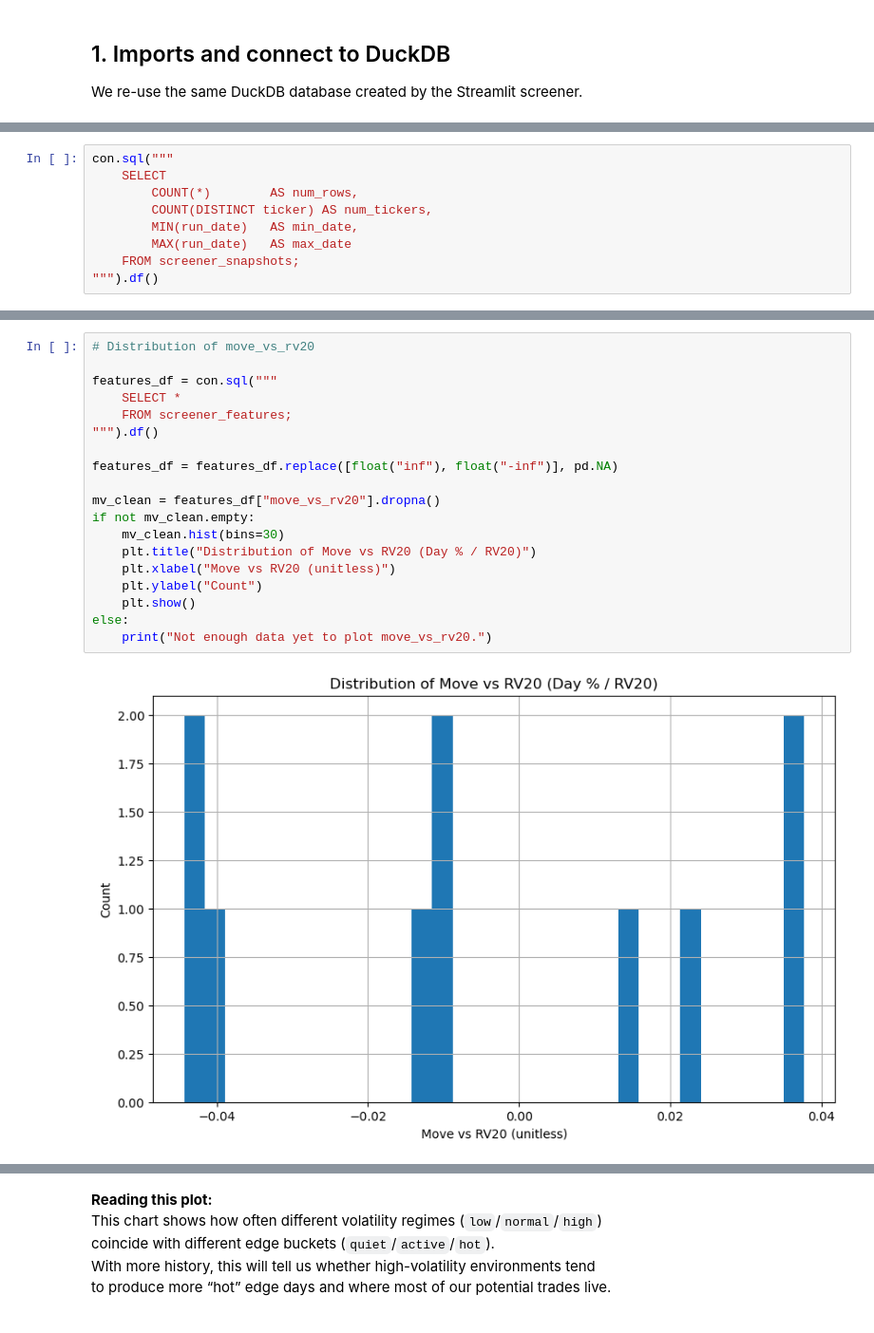
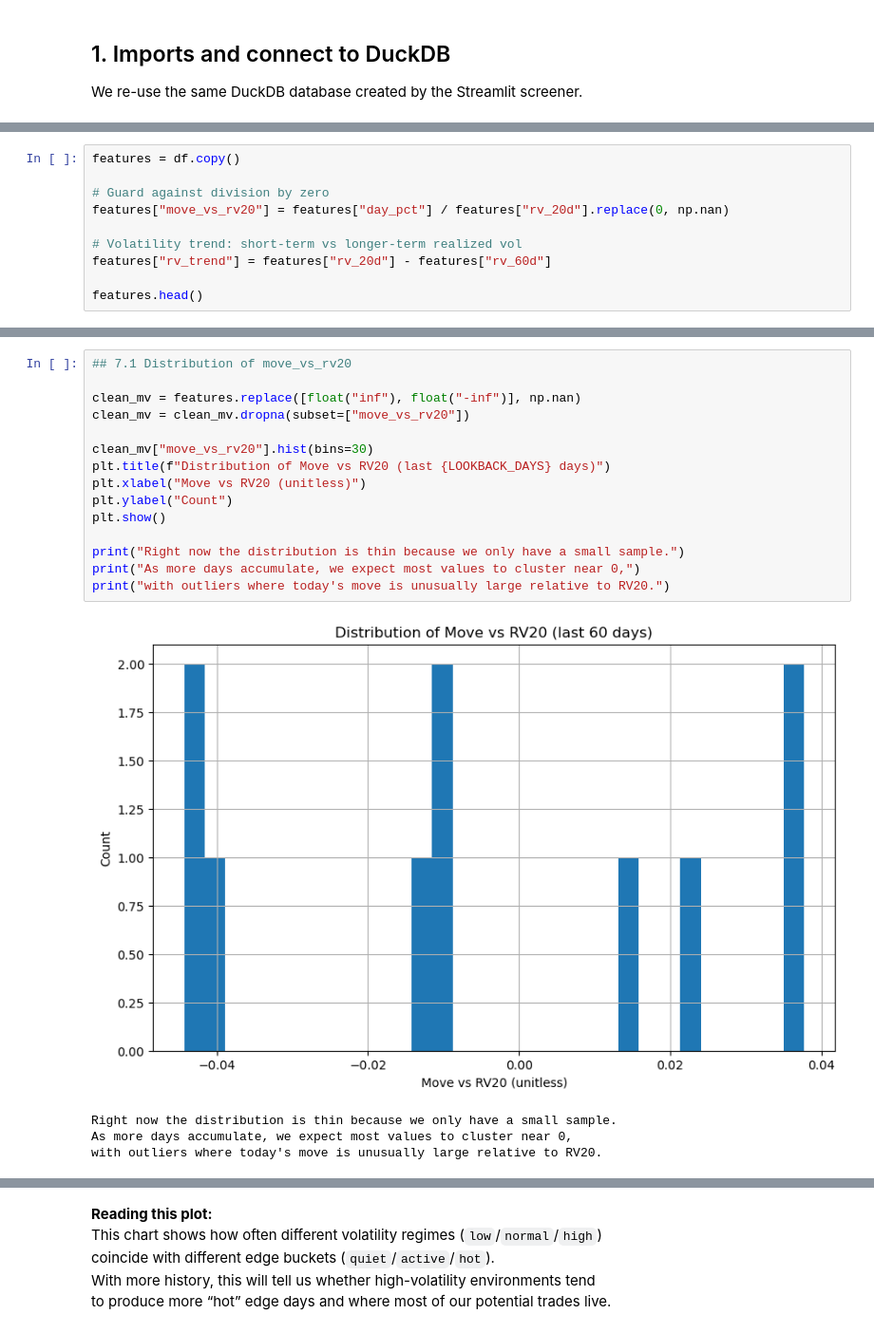
Before and after one commit to btheard3/volatility-alpha-engine, a Jupyter notebook: notebooks/02_feature_engineering_signals.ipynb, the cells around one changed output, grey strips where cells are left out. Shown at 95% size. Drawn from its saved outputs; the diff is of its cells as text.

```diff
--- a/notebooks/02_feature_engineering_signals.ipynb
+++ b/notebooks/02_feature_engineering_signals.ipynb
@@ -84,10 +136,11 @@ raw_sample
 # %%
-con.sql("""
-    SELECT
-        COUNT(*)        AS num_rows,
-        COUNT(DISTINCT ticker) AS num_tickers,
-        MIN(run_date)   AS min_date,
-        MAX(run_date)   AS max_date
-    FROM screener_snapshots;
-""").df()
+features = df.copy()
+
+# Guard against division by zero
+features["move_vs_rv20"] = features["day_pct"] / features["rv_20d"].replace(0, np.nan)
+
+# Volatility trend: short-term vs longer-term realized vol
+features["rv_trend"] = features["rv_20d"] - features["rv_60d"]
+
+features.head()
 # %% [output]
@@ -266,21 +311,20 @@ Once more days are loaded, these plots become more informative.
 # %%
-# Distribution of move_vs_rv20
+## 7.1 Distribution of move_vs_rv20
 
-features_df = con.sql("""
-    SELECT *
-    FROM screener_features;
-""").df()
+clean_mv = features.replace([float("inf"), float("-inf")], np.nan)
+clean_mv = clean_mv.dropna(subset=["move_vs_rv20"])
 
-features_df = features_df.replace([float("inf"), float("-inf")], pd.NA)
+clean_mv["move_vs_rv20"].hist(bins=30)
+plt.title(f"Distribution of Move vs RV20 (last {LOOKBACK_DAYS} days)")
+plt.xlabel("Move vs RV20 (unitless)")
+plt.ylabel("Count")
+plt.show()
 
-mv_clean = features_df["move_vs_rv20"].dropna()
-if not mv_clean.empty:
-    mv_clean.hist(bins=30)
-    plt.title("Distribution of Move vs RV20 (Day % / RV20)")
-    plt.xlabel("Move vs RV20 (unitless)")
-    plt.ylabel("Count")
-    plt.show()
-else:
-    print("Not enough data yet to plot move_vs_rv20.")
+print("Right now the distribution is thin because we only have a small sample.")
+print("As more days accumulate, we expect most values to cluster near 0,")
+print("with outliers where today's move is unusually large relative to RV20.")
 # %% [output]
-[figure, old version]
+[figure, new version]
+Right now the distribution is thin because we only have a small sample.
+As more days accumulate, we expect most values to cluster near 0,
+with outliers where today's move is unusually large relative to RV20.
```
Also changed, not shown: parts of 30 cells of this notebook.
